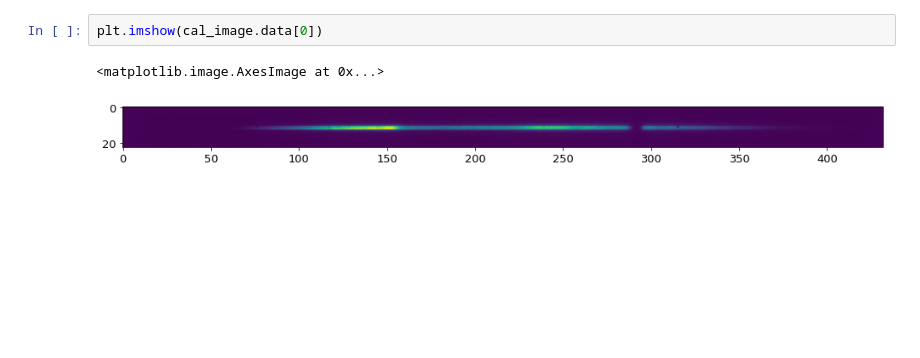
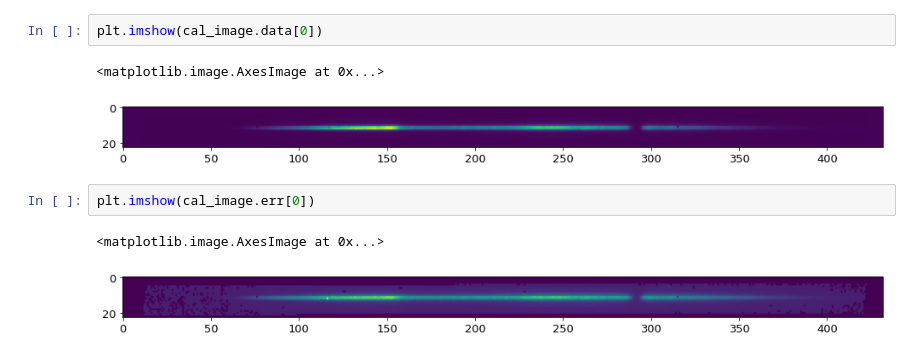
Before and after one commit to lauraflagg/jwst_scripts, a Jupyter notebook: visualize_x2d.ipynb, the cells around one changed output. Drawn from its saved outputs; the diff is of its cells as text; blank space fills up the shorter version.

```diff
--- a/visualize_x2d.ipynb
+++ b/visualize_x2d.ipynb
@@ -118,3 +144,8 @@ plt.imshow(cal_image.data[0])
 # %% [output]
 <matplotlib.image.AxesImage at 0x...>
 [figure]
+# %%
+plt.imshow(cal_image.err[0])
+# %% [output]
+<matplotlib.image.AxesImage at 0x...>
+[figure, added]
```
Also changed, not shown: parts of 18 cells of this notebook.
